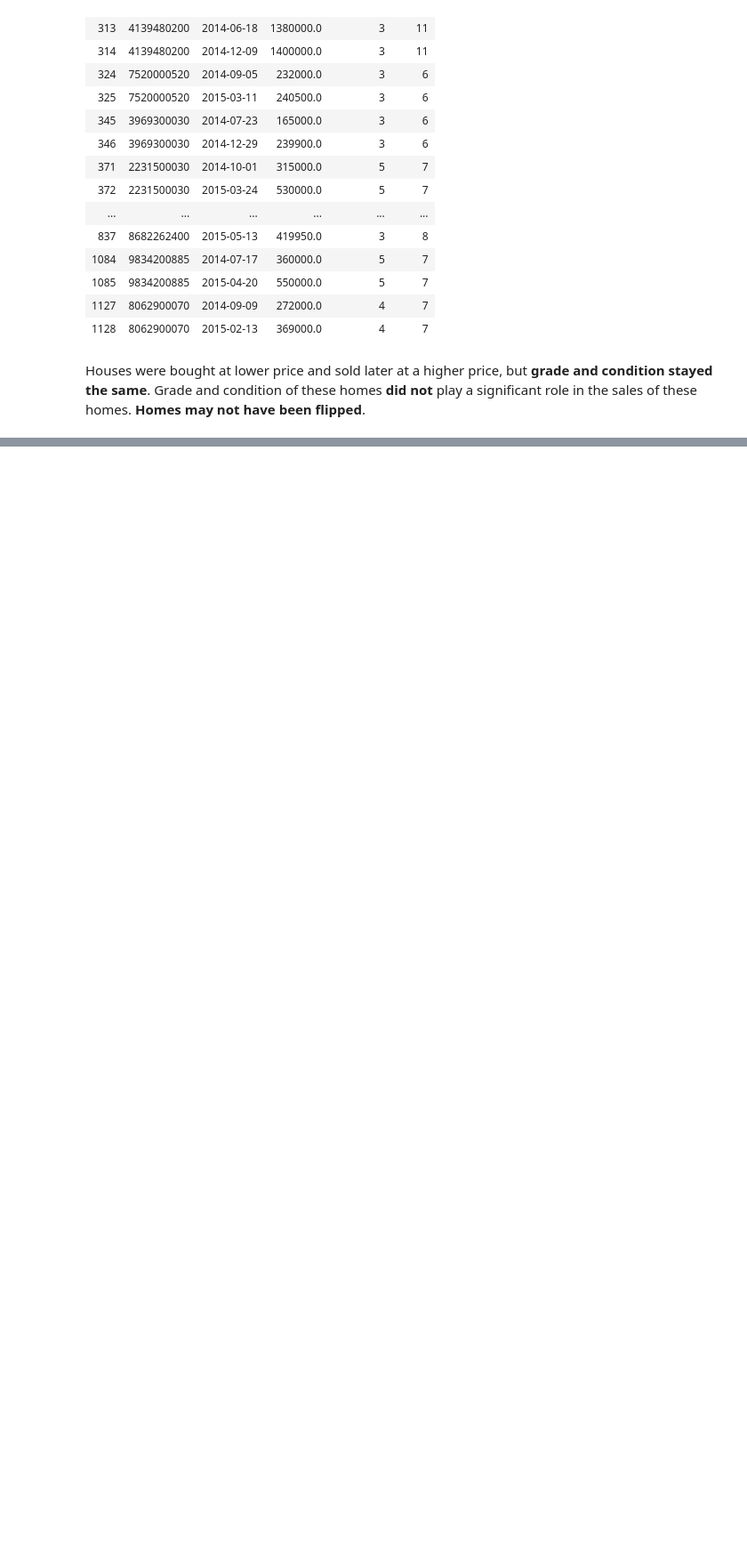
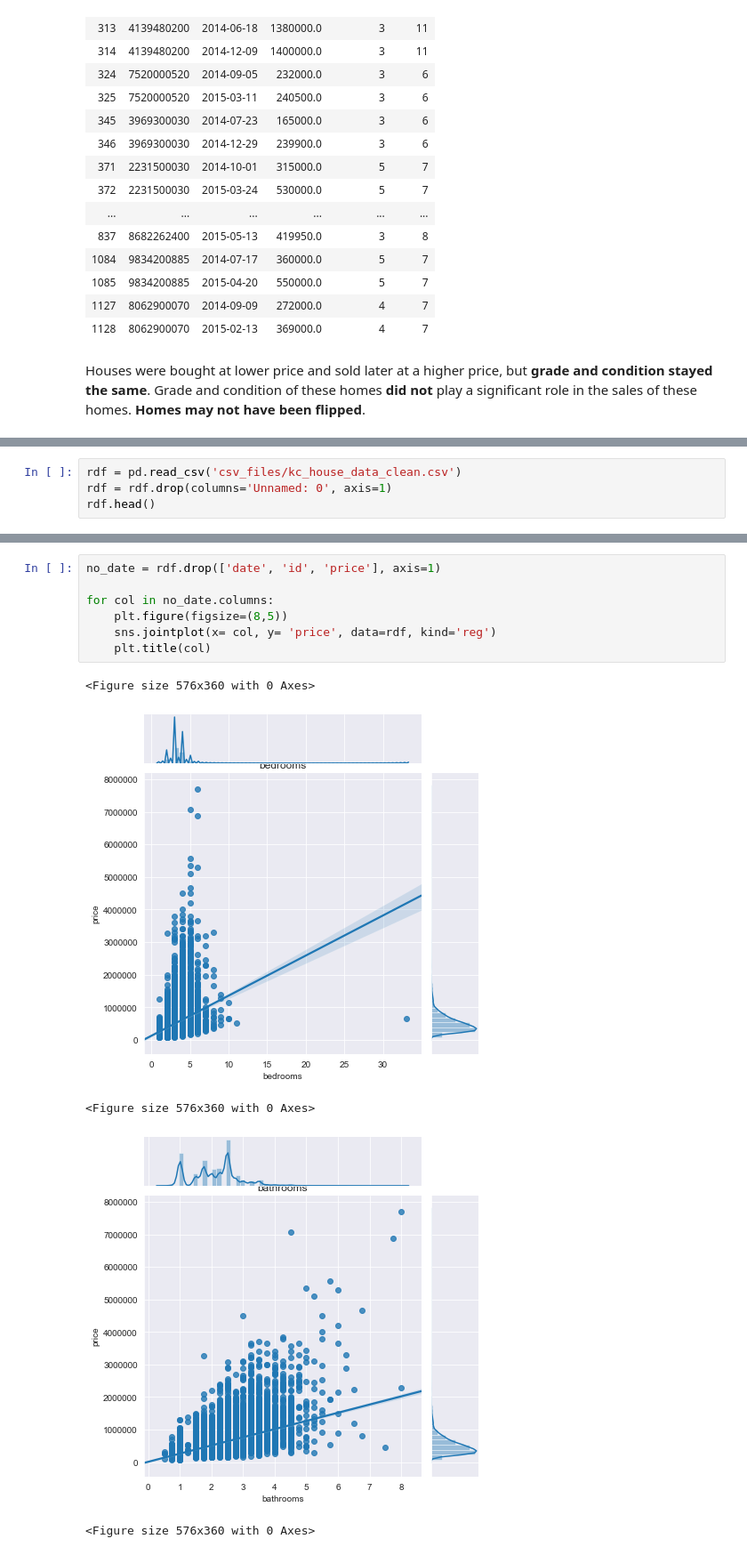
Before and after one commit to bmauss/Regression-Model-for-King-County-Housing-Market, a Jupyter notebook: Regression Model.ipynb, the cells around one changed output, grey strips where cells are left out. Shown at 89% size. Drawn from its saved outputs; the diff is of its cells as text; blank space fills up the shorter version.

```diff
--- a/Regression Model.ipynb
+++ b/Regression Model.ipynb
@@ -361,0 +362,4 @@ for i in range(len(df['yr_renovated'])):
+# %%
+rdf = pd.read_csv('csv_files/kc_house_data_clean.csv')
+rdf = rdf.drop(columns='Unnamed: 0', axis=1)
+rdf.head()
@@ -361,0 +374,13 @@ for i in range(len(df['yr_renovated'])):
+# %%
+no_date = rdf.drop(['date', 'id', 'price'], axis=1)
+
+for col in no_date.columns:
+    plt.figure(figsize=(8,5))
+    sns.jointplot(x= col, y= 'price', data=rdf, kind='reg')
+    plt.title(col)
+# %% [output]
+<Figure size 576x360 with 0 Axes>
+[figure, added]
+<Figure size 576x360 with 0 Axes>
+[figure, added]
+<Figure size 576x360 with 0 Axes>
```
Also changed, not shown: parts of 42 cells of this notebook, 1 other file.
